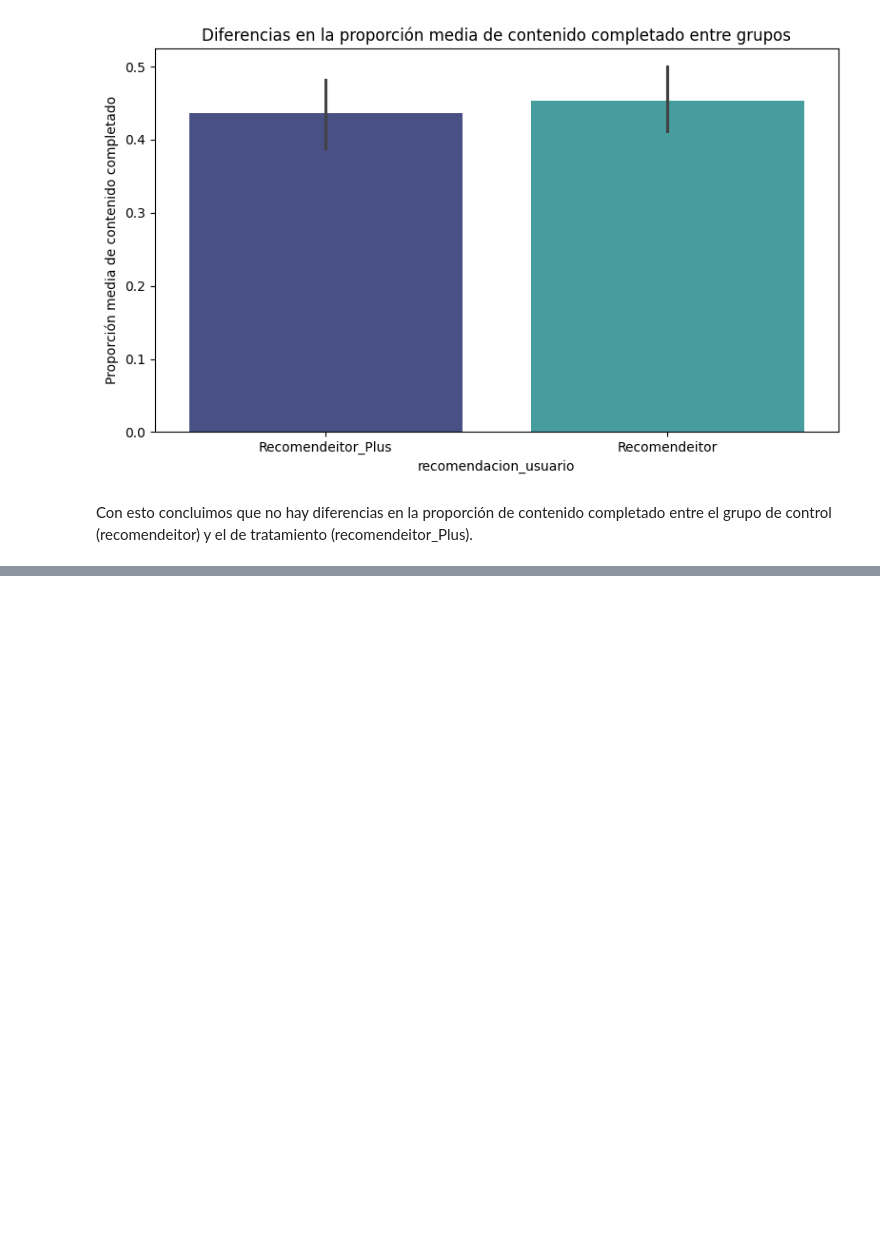
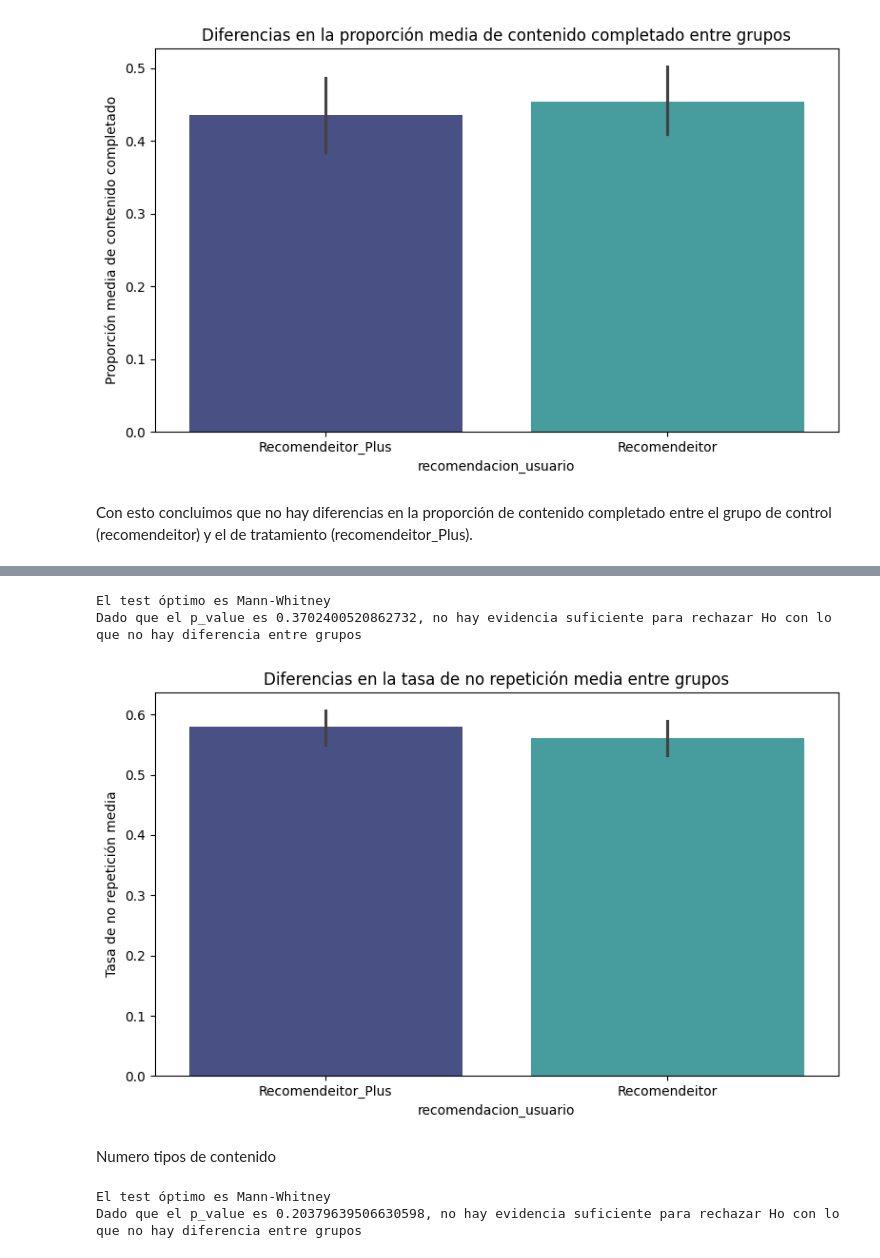
Before and after one commit to jgilsu11/Proyecto6-AB-Testing-Streaming, a Jupyter notebook: Notebooks/ABtesting.ipynb, the cells around one changed output, grey strips where cells are left out. Cells and saved outputs as stored; diff of their text form; code cells hidden in the pictures; blank space fills up the shorter version.

```diff
--- a/Notebooks/ABtesting.ipynb
+++ b/Notebooks/ABtesting.ipynb
@@ -464,0 +486,18 @@ Con esto concluimos que no hay diferencias en la proporción de contenido comple
+# %%
+lista=f.crear_df_grupo(df_usuarios,"recomendacion_usuario","tasa_no_repeticion")
+f.elegir_test(lista)
+# %% [output]
+El test óptimo es Mann-Whitney
+Dado que el p_value es 0.3702400520862732, no hay evidencia suficiente para rechazar Ho con lo que no hay diferencia entre grupos
+# %%
+f.graph_diferencias_entre_grupos("recomendacion_usuario","tasa_no_repeticion",df_usuarios,"mako","Diferencias en la tasa de no repetición media entre grupos","Tasa de no repetición media")
+# %% [output]
+[figure, added]
+# %% [markdown]
+Numero tipos de contenido
+# %%
+lista=f.crear_df_grupo(df_usuarios,"recomendacion_usuario","numero_tipos_contenido")
+f.elegir_test(lista)
+# %% [output]
+El test óptimo es Mann-Whitney
+Dado que el p_value es 0.20379639506630598, no hay evidencia suficiente para rechazar Ho con lo que no hay diferencia entre grupos
```
Also changed, not shown: parts of 21 cells of this notebook, 3 other files.
